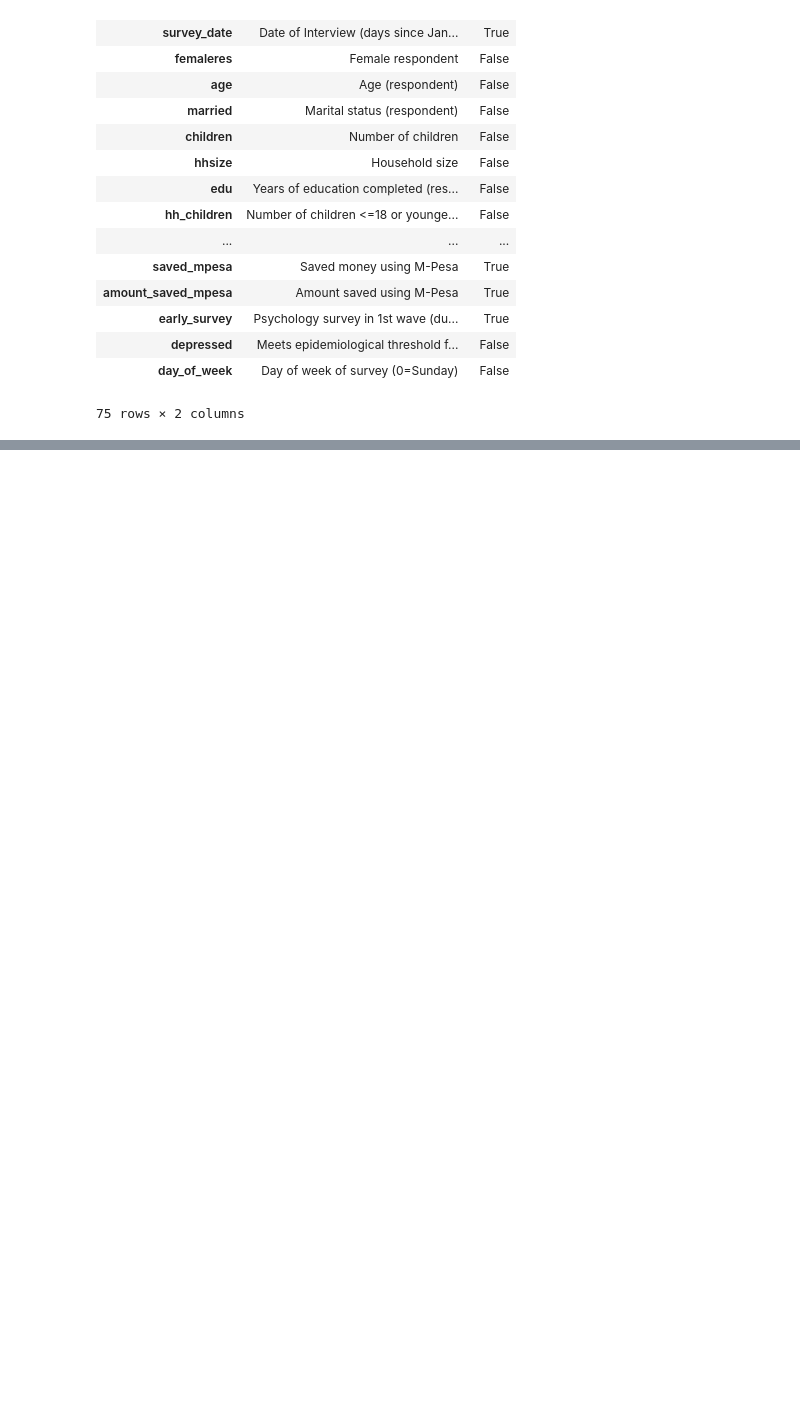
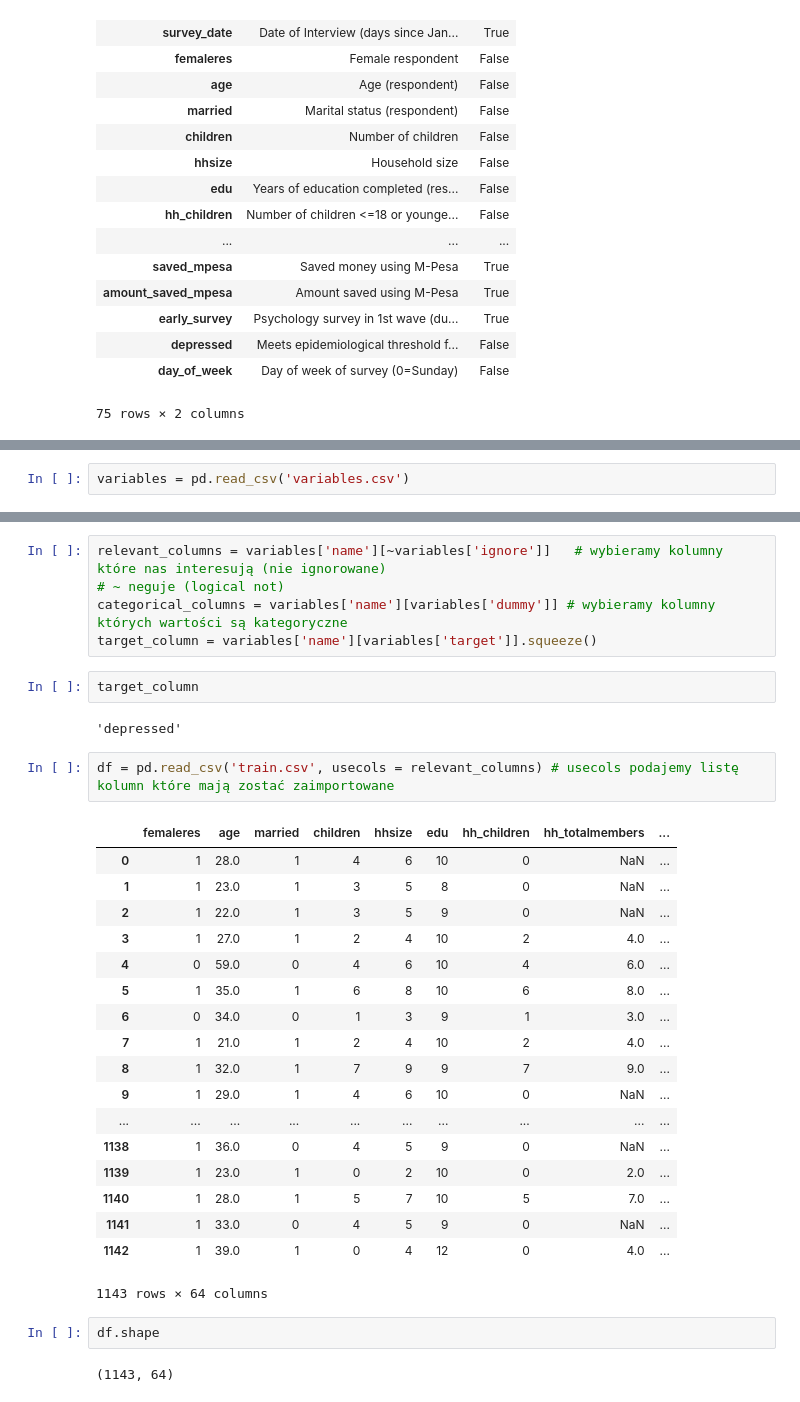
Before and after one commit to leksval/ML-Python-Notebook, a Jupyter notebook: Python Course/PythonCourse4- Pandas.ipynb, the cells around one changed output, grey strips where cells are left out. Drawn from its saved outputs; the diff is of its cells as text; blank space fills up the shorter version.

```diff
--- a/Python Course/PythonCourse4- Pandas.ipynb
+++ b/Python Course/PythonCourse4- Pandas.ipynb
@@ -117,0 +155,2 @@ expl[expl['ignor']]
+# %%
+variables = pd.read_csv('variables.csv')
@@ -117,0 +175,34 @@ expl[expl['ignor']]
+# %%
+relevant_columns = variables['name'][~variables['ignore']]   # wybieramy kolumny które nas interesują (nie ignorowane)
+# ~ neguje (logical not)
+categorical_columns = variables['name'][variables['dummy']] # wybieramy kolumny których wartości są kategoryczne
+target_column = variables['name'][variables['target']].squeeze()
+# %%
+target_column
+# %% [output]
+'depressed'
+# %%
+df = pd.read_csv('train.csv', usecols = relevant_columns) # usecols podajemy listę kolumn które mają zostać zaimportowane
+# %% [output]
+|  | femaleres | age | married | children | hhsize | edu | hh_children | hh_totalmembers | ... |
+| 0 | 1 | 28.0 | 1 | 4 | 6 | 10 | 0 | NaN | ... |
+| 1 | 1 | 23.0 | 1 | 3 | 5 | 8 | 0 | NaN | ... |
+| 2 | 1 | 22.0 | 1 | 3 | 5 | 9 | 0 | NaN | ... |
+| 3 | 1 | 27.0 | 1 | 2 | 4 | 10 | 2 | 4.0 | ... |
+| 4 | 0 | 59.0 | 0 | 4 | 6 | 10 | 4 | 6.0 | ... |
+| 5 | 1 | 35.0 | 1 | 6 | 8 | 10 | 6 | 8.0 | ... |
+| 6 | 0 | 34.0 | 0 | 1 | 3 | 9 | 1 | 3.0 | ... |
+| 7 | 1 | 21.0 | 1 | 2 | 4 | 10 | 2 | 4.0 | ... |
+| 8 | 1 | 32.0 | 1 | 7 | 9 | 9 | 7 | 9.0 | ... |
+| 9 | 1 | 29.0 | 1 | 4 | 6 | 10 | 0 | NaN | ... |
+| ... | ... | ... | ... | ... | ... | ... | ... | ... | ... |
+| 1138 | 1 | 36.0 | 0 | 4 | 5 | 9 | 0 | NaN | ... |
+| 1139 | 1 | 23.0 | 1 | 0 | 2 | 10 | 0 | 2.0 | ... |
+| 1140 | 1 | 28.0 | 1 | 5 | 7 | 10 | 5 | 7.0 | ... |
+| 1141 | 1 | 33.0 | 0 | 4 | 5 | 9 | 0 | NaN | ... |
+| 1142 | 1 | 39.0 | 1 | 0 | 4 | 12 | 0 | 4.0 | ... |
+1143 rows × 64 columns
+# %%
+df.shape
+# %% [output]
+(1143, 64)
```
Also changed, not shown: parts of 23 cells of this notebook.
